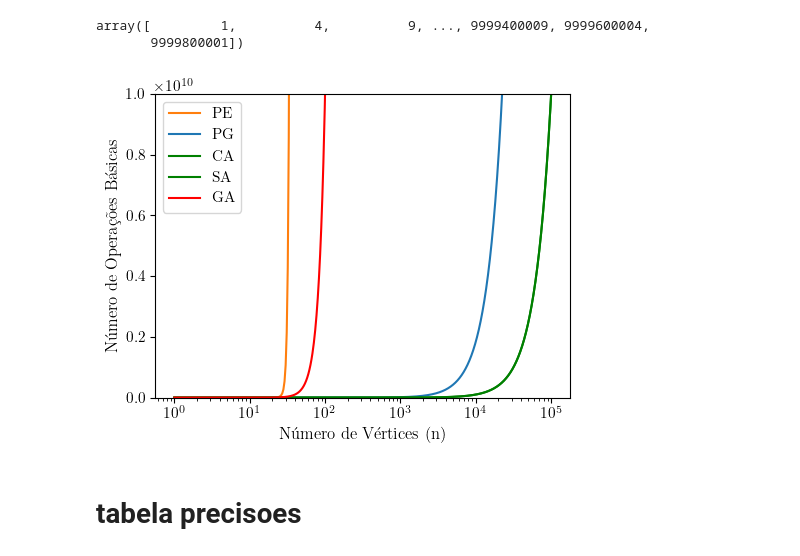
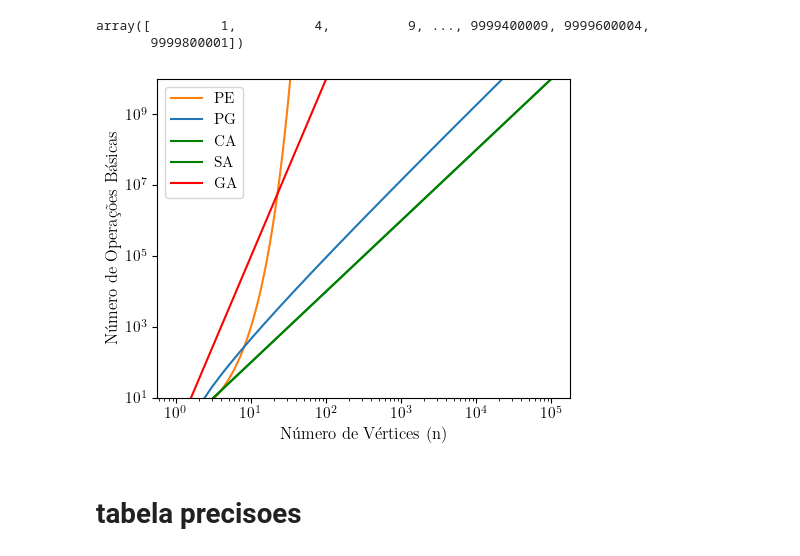
Before and after one commit to Hugoverissimo21/max-weighted-cut-02, a Jupyter notebook: benchmarks (03plots).ipynb, the cells around one changed output. Drawn from its saved outputs; the diff is of its cells as text; code cells hidden in the pictures.

```diff
--- a/benchmarks (03plots).ipynb
+++ b/benchmarks (03plots).ipynb
@@ -354,27 +354,28 @@ array([         1,          4,          9, ..., 9999400009, 9999600004,
 # %%
 alg = ["PE", "PG", "CA", "SA", "GA"]
 n = [np.arange(1, 10**1.8), np.arange(1, 10**5), np.arange(1, 10**5), np.arange(1, 10**5), np.arange(1, 10**3)]
 comp = [2**n[0],
         n[1]**2 * np.log(n[1]**2),
         n[2]**2,
         n[3]**2,
         (n[4]**2)**2 * n[4]]
 colors = ["#ff7f0e", "#1f77b4", "green", "green", "red"]
 
 for i in range(len(alg)):
     plt.plot(n[i], comp[i], label=alg[i], color=colors[i])
 
 plt.xscale("log")
-plt.ylim(0, 10**10)
+plt.yscale("log")
+plt.ylim(10, 10**10)
 plt.legend()
 plt.xlabel("Número de Vértices (n)")
 plt.ylabel("Número de Operações Básicas")
 
 plt.tight_layout()
 plt.savefig("assets/basicops.png", transparent=True)
 plt.show()
 # %% [output]
-[figure, old version]
+[figure, new version]
 # %% [markdown]
 # tabela precisoes
 # %%
```
Also changed, not shown: parts of 1 cell of this notebook, 11 other files.
